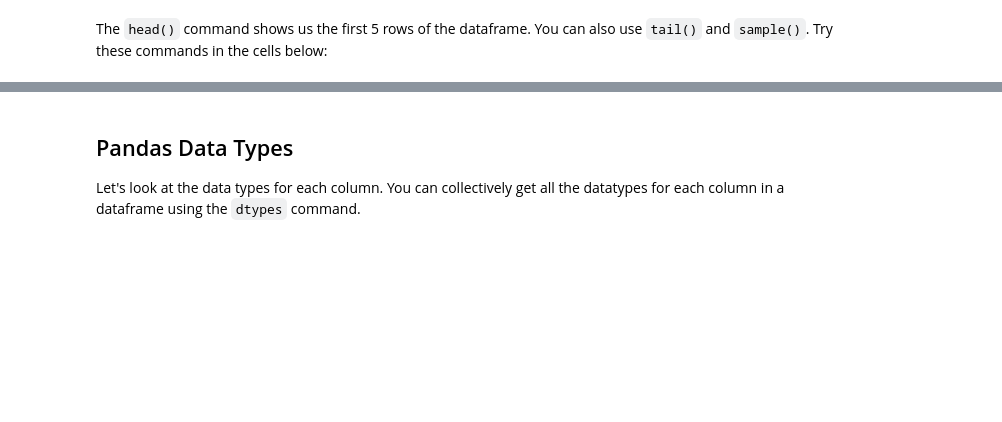
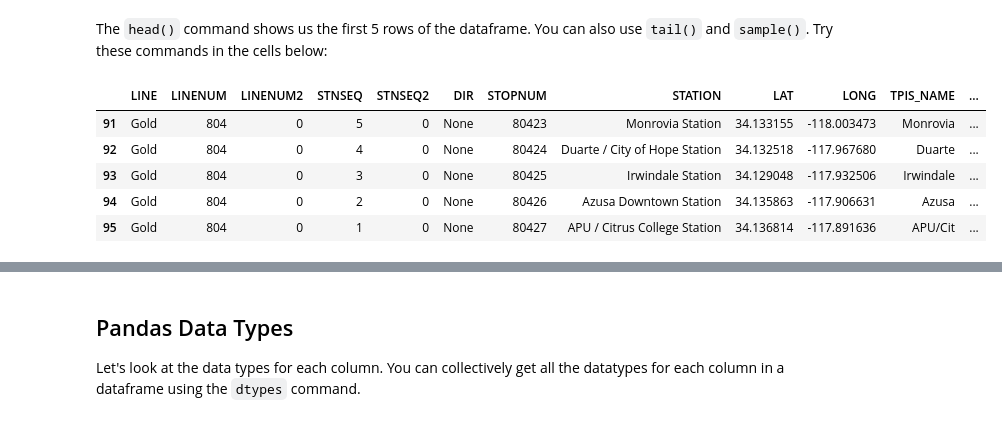
Before and after one commit to yohman/22W-UP206A, a Jupyter notebook: Weeks/Week02/W202-PythonandMetro.ipynb, the cells around one changed output, grey strips where cells are left out. Saved outputs shown, nothing was run; the diff lists cells and outputs as text; code cells hidden in the pictures; blank space fills up the shorter version.

```diff
--- a/Weeks/Week02/W202-PythonandMetro.ipynb
+++ b/Weeks/Week02/W202-PythonandMetro.ipynb
@@ -45,5 +54,13 @@ Ah! Surprise, surprise. Welcome to your first look at a pandas dataframe. We wil
 The `head()` command shows us the first 5 rows of the dataframe. You can also use `tail()` and `sample()`. Try these commands in the cells below:
 # %%
 # try tail()
+metro.tail()
+# %% [output]
+|  | LINE | LINENUM | LINENUM2 | STNSEQ | STNSEQ2 | DIR | STOPNUM | STATION | LAT | LONG | TPIS_NAME | ... |
+| 91 | Gold | 804 | 0 | 5 | 0 | None | 80423 | Monrovia Station | 34.133155 | -118.003473 | Monrovia | ... |
+| 92 | Gold | 804 | 0 | 4 | 0 | None | 80424 | Duarte / City of Hope Station | 34.132518 | -117.967680 | Duarte | ... |
+| 93 | Gold | 804 | 0 | 3 | 0 | None | 80425 | Irwindale Station | 34.129048 | -117.932506 | Irwindale | ... |
+| 94 | Gold | 804 | 0 | 2 | 0 | None | 80426 | Azusa Downtown Station | 34.135863 | -117.906631 | Azusa | ... |
+| 95 | Gold | 804 | 0 | 1 | 0 | None | 80427 | APU / Citrus College Station | 34.136814 | -117.891636 | APU/Cit | ... |
 # %%
 # try sample()
```
Also changed, not shown: parts of 36 cells of this notebook.
